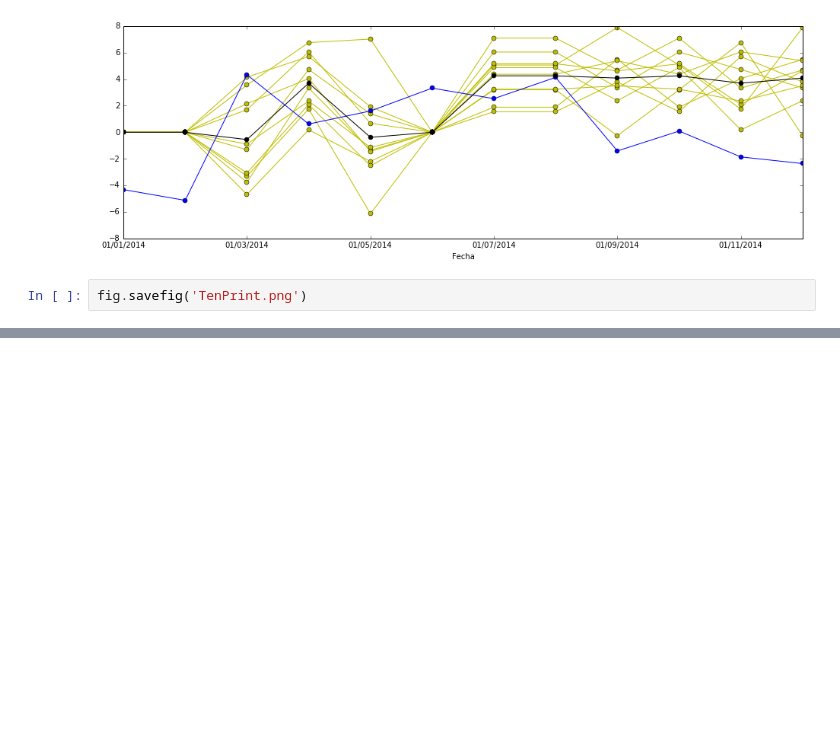
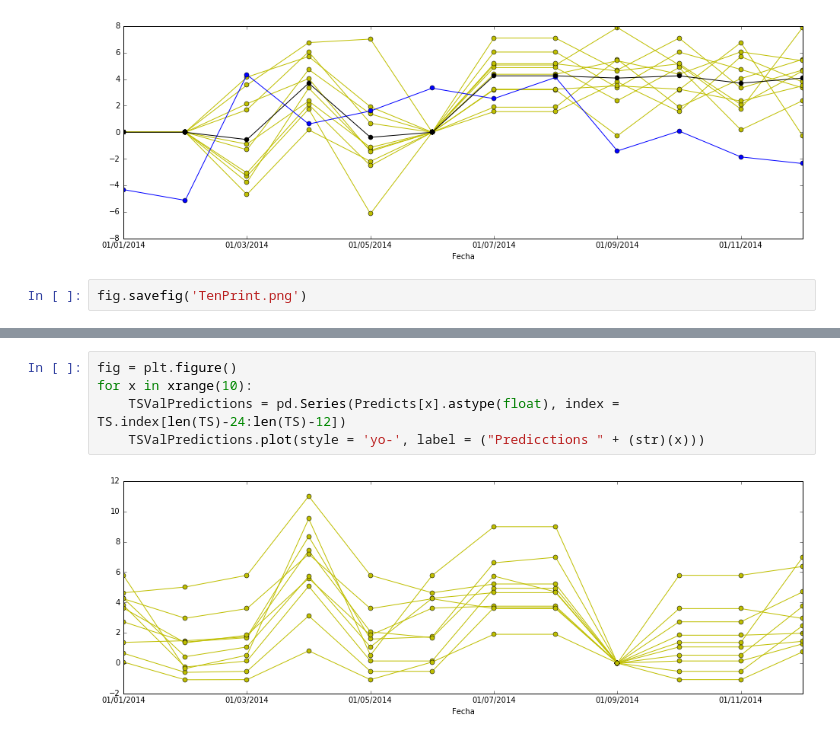
Before and after one commit to Ark93/RedNeuronal, a Jupyter notebook: FFNN.ipynb, the cells around one changed output, grey strips where cells are left out. Saved outputs shown, nothing was run; the diff lists cells and outputs as text; blank space fills up the shorter version.

```diff
--- a/FFNN.ipynb
+++ b/FFNN.ipynb
@@ -653,0 +671,7 @@ fig.savefig('TenPrint.png')
+# %%
+fig = plt.figure()
+for x in xrange(10):
+    TSValPredictions = pd.Series(Predicts[x].astype(float), index = TS.index[len(TS)-24:len(TS)-12])
+    TSValPredictions.plot(style = 'yo-', label = ("Predicctions " + (str)(x)))
+# %% [output]
+[figure, added]
```
Also changed, not shown: parts of 4 cells of this notebook, 1 other file.
